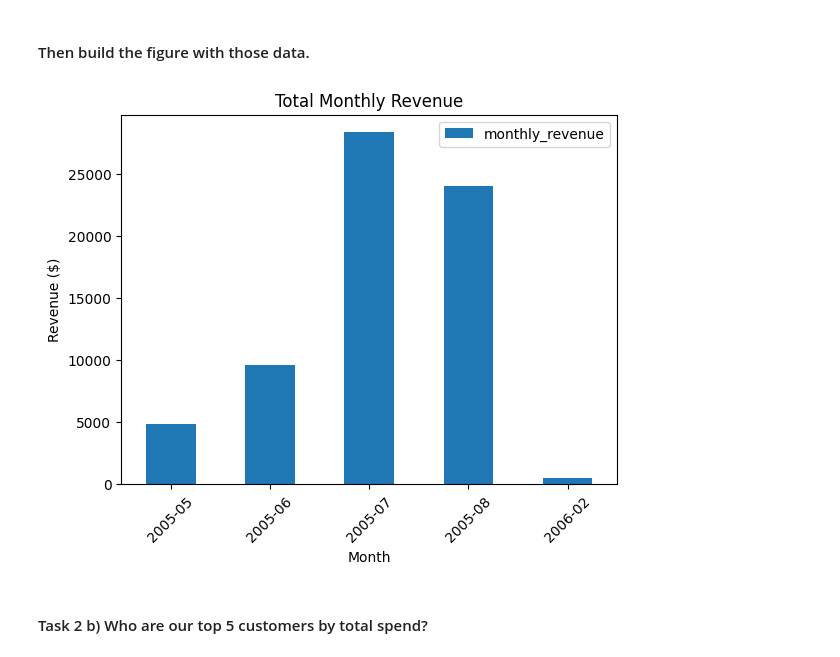
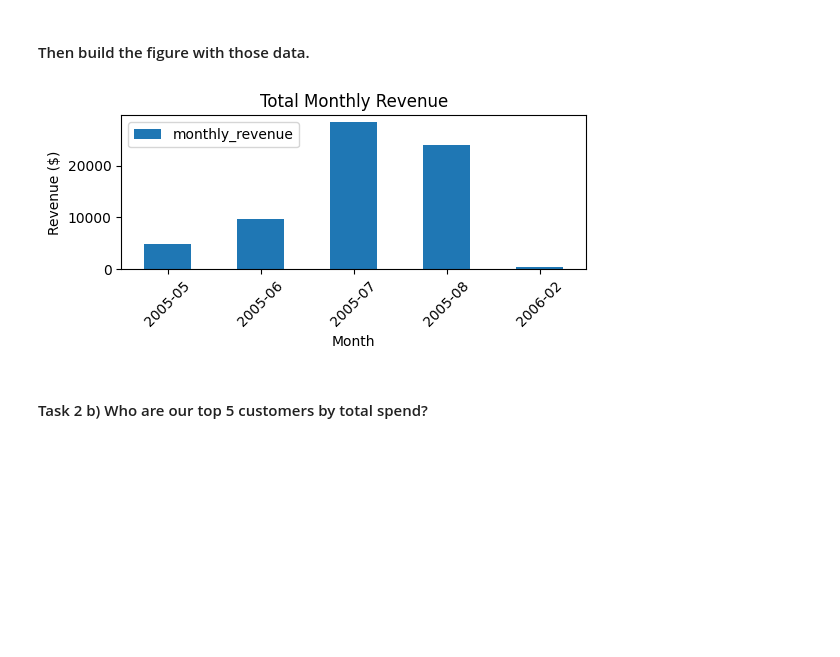
Before and after one commit to Aleex87/sakila_lab_alessandro_abbate, a Jupyter notebook: sql/eda_pandas_duckdb.ipynb, the cells around one changed output. Cells and saved outputs as stored; diff of their text form; code cells hidden in the pictures; blank space fills up the shorter version.

```diff
--- a/sql/eda_pandas_duckdb.ipynb
+++ b/sql/eda_pandas_duckdb.ipynb
@@ -434,17 +434,18 @@ df_monthly
 # %%
 df_monthly.plot(
     x="month",
     y="monthly_revenue",
     kind="bar",
+    figsize=(6,2),
     title="Total Monthly Revenue"
 )
 
 plt.xlabel("Month")
 plt.ylabel("Revenue ($)")
 plt.xticks(rotation=45)
 plt.show()
 # %% [output]
-[figure, old version]
+[figure, new version]
 # %% [markdown]
 #### Task 2 b) Who are our top 5 customers by total spend?
 # %%
```
Also changed, not shown: parts of 10 cells of this notebook.
